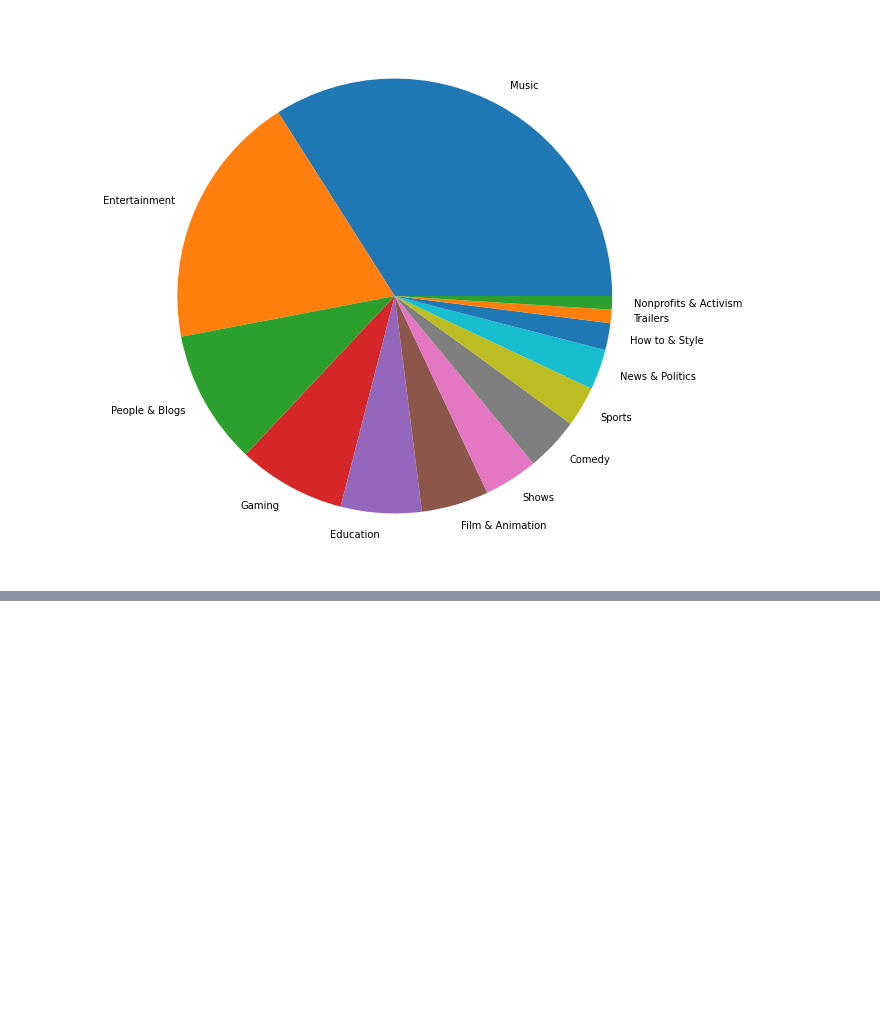
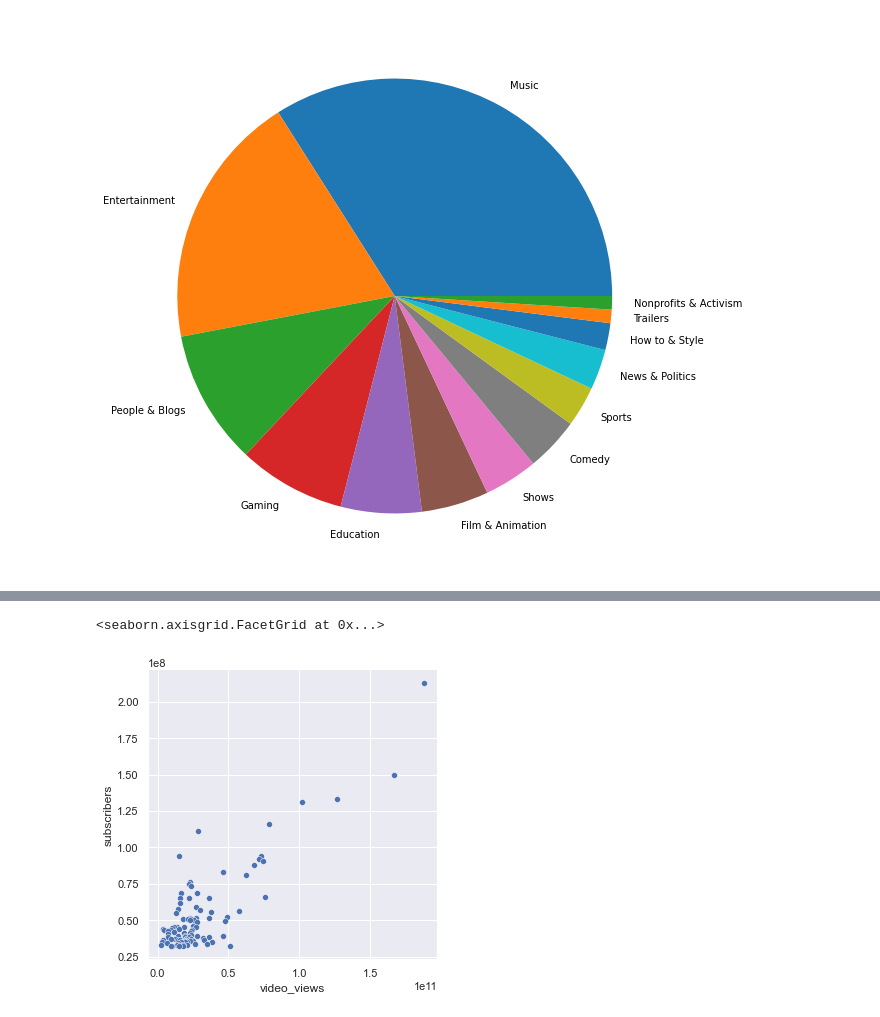
Before and after one commit to theneerajnegi/python-core, a Jupyter notebook: youtube .ipynb, the cells around one changed output, grey strips where cells are left out. Drawn from its saved outputs; the diff is of its cells as text; code cells hidden in the pictures; blank space fills up the shorter version.

```diff
--- a/youtube .ipynb
+++ b/youtube .ipynb
@@ -275,0 +276,4 @@ plt.xticks(rotation=90);
+# %%
+df["video_views"]=df["video_views"].str.replace(",","")
+# %%
+df["video_views"]=df["video_views"].astype("int64")
@@ -275,0 +298,5 @@ plt.xticks(rotation=90);
+# %%
+sns.relplot(x="video_views",y="subscribers",data=df)      #therefore video views are related to subscribers
+# %% [output]
+<seaborn.axisgrid.FacetGrid at 0x...>
+[figure, added]
```
Also changed, not shown: parts of 3 cells of this notebook.
